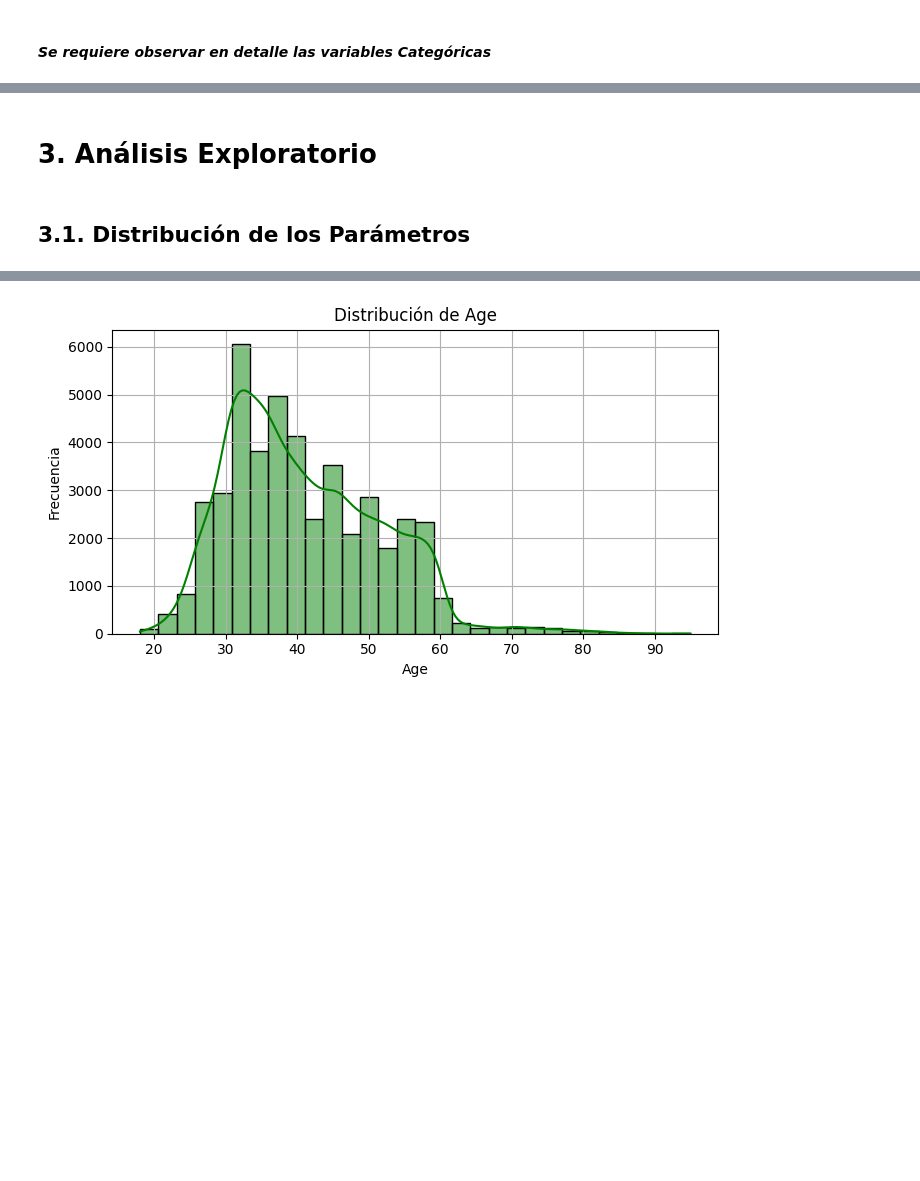
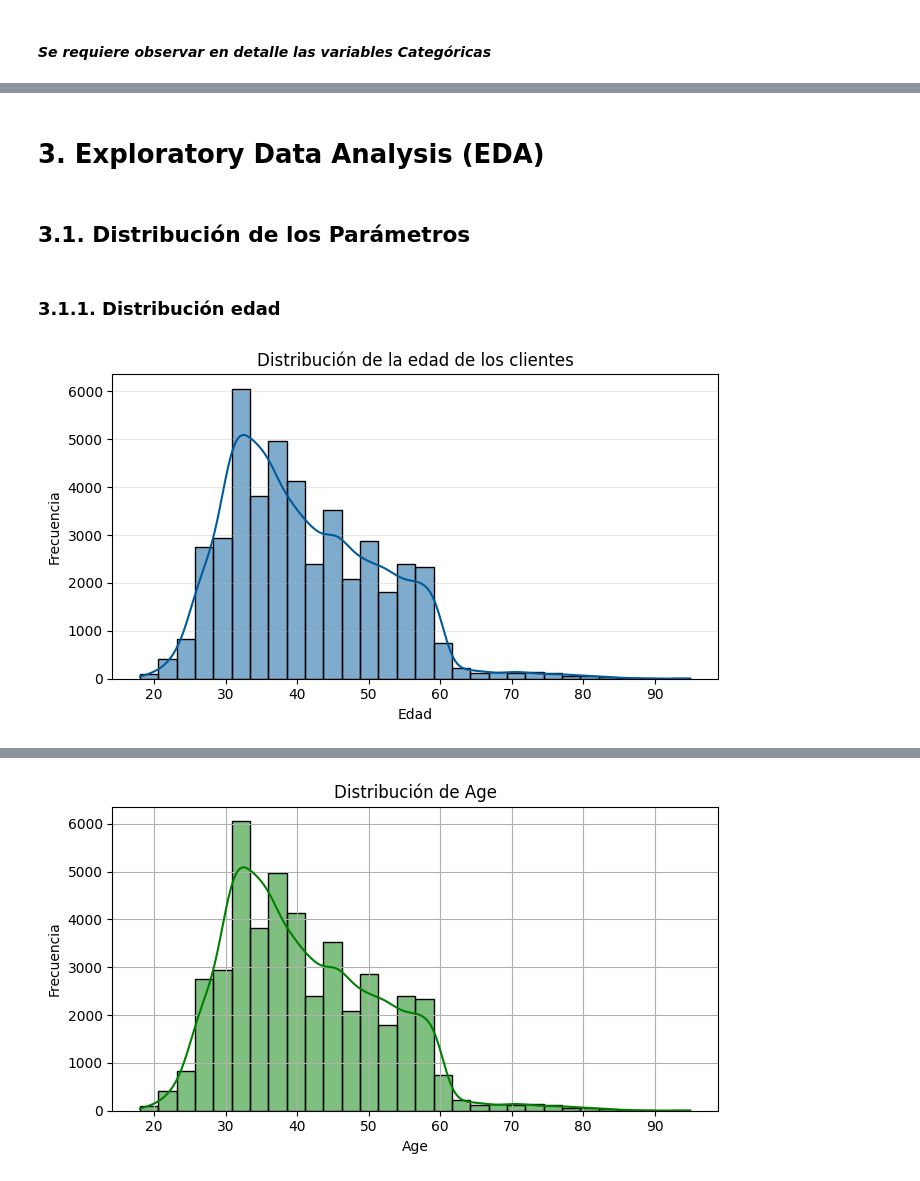
Before and after one commit to samegi/Proce-Laboratorio-ML-Supervisado, a Jupyter notebook: Lab_Clasification.ipynb, the cells around one changed output, grey strips where cells are left out. Cells and saved outputs as stored; diff of their text form; code cells hidden in the pictures; blank space fills up the shorter version.

```diff
--- a/Lab_Clasification.ipynb
+++ b/Lab_Clasification.ipynb
@@ -327,6 +297,23 @@ for col in col_cat:
 # %% [markdown]
-# **3. Análisis Exploratorio**
+# **3. Exploratory Data Analysis (EDA)**
 # %%
 colINT=['age', 'balance', 'day', 'duration', 'campaign', 'pdays', 'previous']
 # %% [markdown]
 ## 3.1. Distribución de los Parámetros
+# %% [markdown]
+### 3.1.1. Distribución edad
+# %%
+age_pd = df01.select("age").toPandas()
+
+plt.figure(figsize=(7, 4))
+
+sns.histplot(data=age_pd,x="age",bins=30,kde=True,color="#005A9C")
+
+plt.ylabel("Frecuencia")
+plt.xlabel("Edad")
+plt.title("Distribución de la edad de los clientes")
+plt.grid(axis="y", alpha=0.3)
+plt.tight_layout()
+plt.show()
+# %% [output]
+[figure, added]
```
Also changed, not shown: parts of 36 cells of this notebook.
